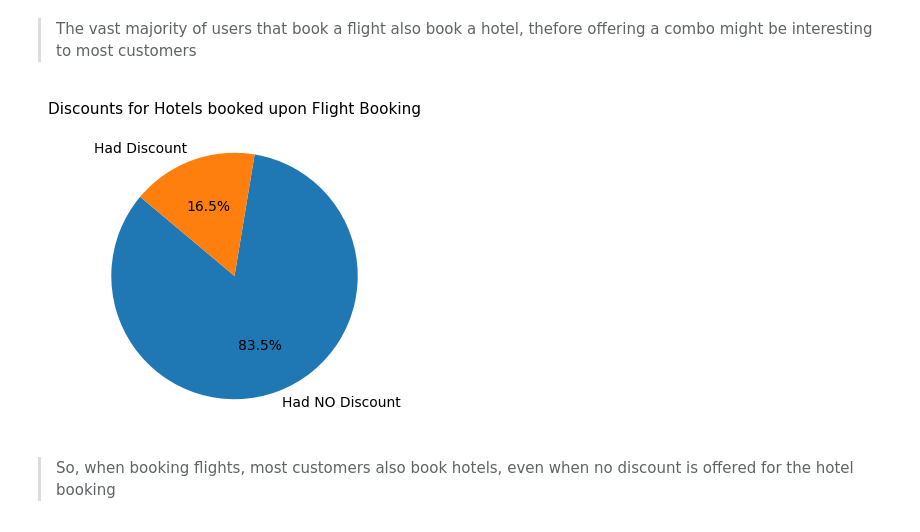
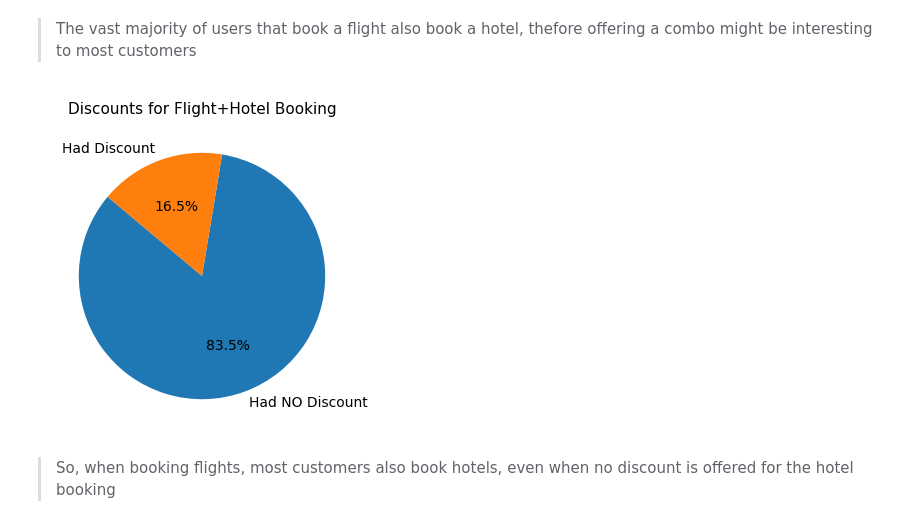
Before and after one commit to kalleoferraz/traveltida-rewards-program, a Jupyter notebook: notebooks/EDA.ipynb, the cells around one changed output. Cells and saved outputs as stored; diff of their text form; code cells hidden in the pictures.

Commit message:
Change in title structure and minor changes in ETL and EDA

```diff
--- a/notebooks/EDA.ipynb
+++ b/notebooks/EDA.ipynb
@@ -346,14 +348,13 @@ FrequencyPie(
 # %% [markdown]
 > The vast majority of users that book a flight also book a hotel, thefore offering a combo might be interesting to most customers
 # %%
-df_flights_booked_with_hotel = sessions[sessions.flight_booked & sessions.hotel_booked]
 FrequencyPie(
-    data = df_flights_booked_with_hotel.hotel_discount,
-    title = 'Discounts for Hotels booked upon Flight Booking',
+    data = sessions[sessions.flight_booked & sessions.hotel_booked].hotel_discount,
+    title = 'Discounts for Flight+Hotel Booking',
     labels = {True: 'Had Discount', False: 'Had NO Discount'}
 ).plot()
 # %% [output]
-[figure, old version]
+[figure, new version]
 # %% [markdown]
 > So, when booking flights, most customers also book hotels, even when no discount is offered for the hotel booking
 # %% [markdown]
```
Also changed, not shown: parts of 16 cells of this notebook, 5 other files.
